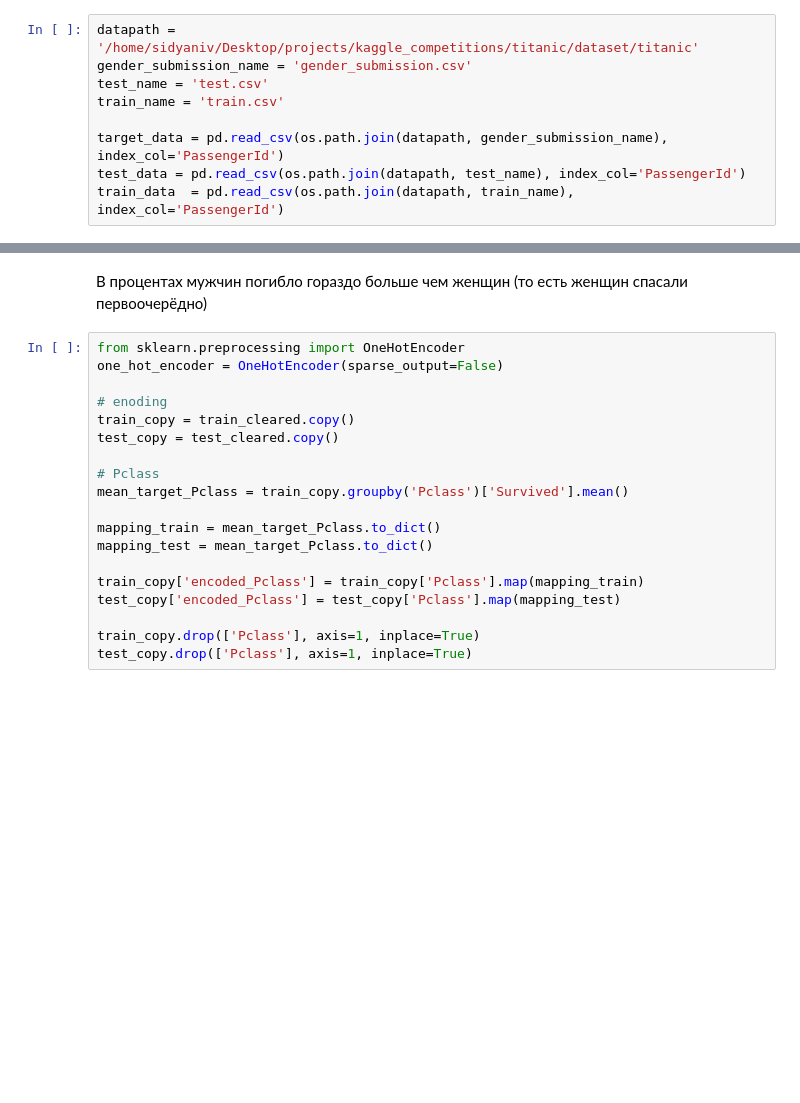
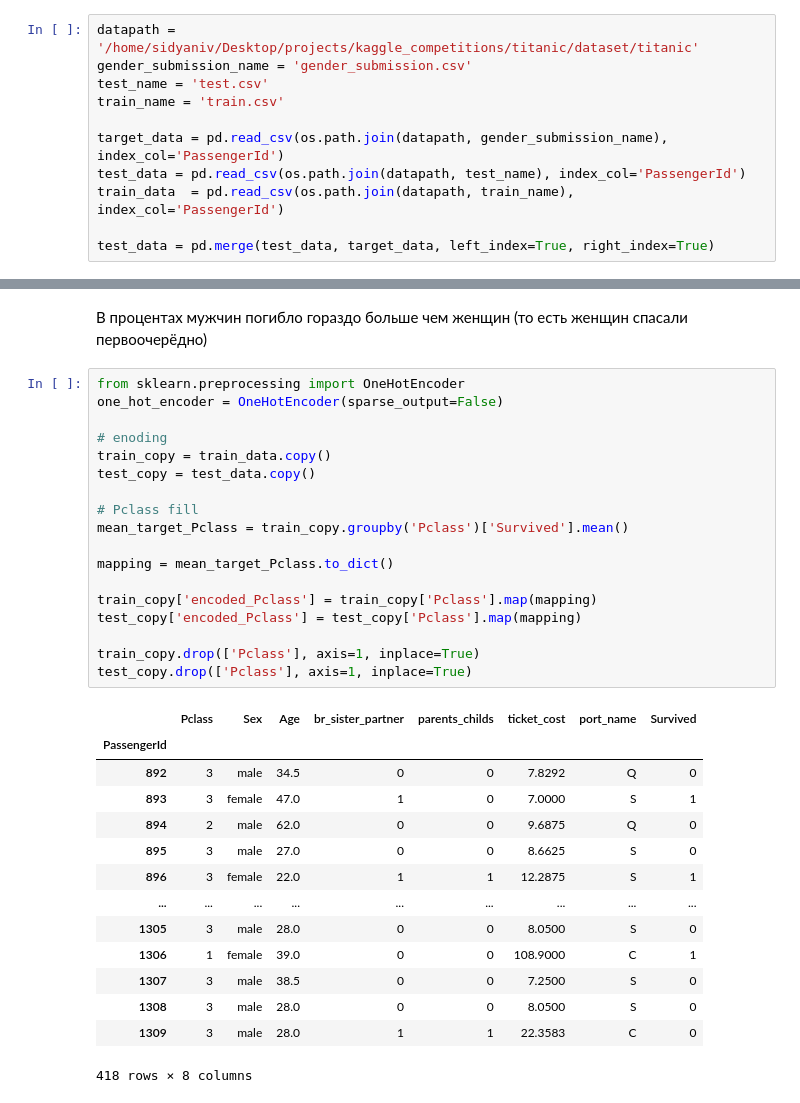
Before and after one commit to Sidyaniv/titanic_prediction, a Jupyter notebook: EDA.ipynb, the cells around one changed output, grey strips where cells are left out. Drawn from its saved outputs; the diff is of its cells as text; blank space fills up the shorter version.

```diff
--- a/EDA.ipynb
+++ b/EDA.ipynb
@@ -29,3 +29,5 @@ train_name = 'train.csv'
 target_data = pd.read_csv(os.path.join(datapath, gender_submission_name), index_col='PassengerId')
 test_data = pd.read_csv(os.path.join(datapath, test_name), index_col='PassengerId')
 train_data  = pd.read_csv(os.path.join(datapath, train_name), index_col='PassengerId')
+
+test_data = pd.merge(test_data, target_data, left_index=True, right_index=True)
@@ -112,20 +140,34 @@ sns.catplot(data=train_cleared, x = 'Sex', hue='Survived', kind='count', palette
 # %%
 from sklearn.preprocessing import OneHotEncoder
 one_hot_encoder = OneHotEncoder(sparse_output=False)
 
 # enoding
-train_copy = train_cleared.copy()
-test_copy = test_cleared.copy()
+train_copy = train_data.copy()
+test_copy = test_data.copy()
 
-# Pclass
+# Pclass fill
 mean_target_Pclass = train_copy.groupby('Pclass')['Survived'].mean()
 
-mapping_train = mean_target_Pclass.to_dict()
-mapping_test = mean_target_Pclass.to_dict()
+mapping = mean_target_Pclass.to_dict()
 
-train_copy['encoded_Pclass'] = train_copy['Pclass'].map(mapping_train)
-test_copy['encoded_Pclass'] = test_copy['Pclass'].map(mapping_test)
+train_copy['encoded_Pclass'] = train_copy['Pclass'].map(mapping)
+test_copy['encoded_Pclass'] = test_copy['Pclass'].map(mapping)
 
 train_copy.drop(['Pclass'], axis=1, inplace=True)
 test_copy.drop(['Pclass'], axis=1, inplace=True)
+# %% [output]
+|  | Pclass | Sex | Age | br_sister_partner | parents_childs | ticket_cost | port_name | Survived |
+| PassengerId |  |  |  |  |  |  |  |  |
+| 892 | 3 | male | 34.5 | 0 | 0 | 7.8292 | Q | 0 |
+| 893 | 3 | female | 47.0 | 1 | 0 | 7.0000 | S | 1 |
+| 894 | 2 | male | 62.0 | 0 | 0 | 9.6875 | Q | 0 |
+| 895 | 3 | male | 27.0 | 0 | 0 | 8.6625 | S | 0 |
+| 896 | 3 | female | 22.0 | 1 | 1 | 12.2875 | S | 1 |
+| ... | ... | ... | ... | ... | ... | ... | ... | ... |
+| 1305 | 3 | male | 28.0 | 0 | 0 | 8.0500 | S | 0 |
+| 1306 | 1 | female | 39.0 | 0 | 0 | 108.9000 | C | 1 |
+| 1307 | 3 | male | 38.5 | 0 | 0 | 7.2500 | S | 0 |
+| 1308 | 3 | male | 28.0 | 0 | 0 | 8.0500 | S | 0 |
+| 1309 | 3 | male | 28.0 | 1 | 1 | 22.3583 | C | 0 |
+418 rows × 8 columns
 # %%
```
Also changed, not shown: parts of 20 cells of this notebook, 1 other file.
